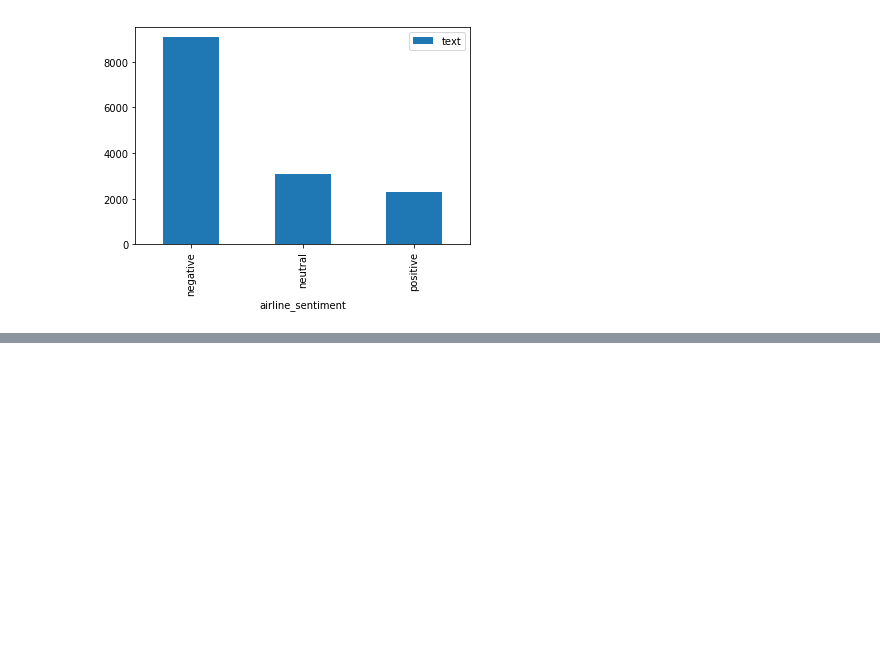
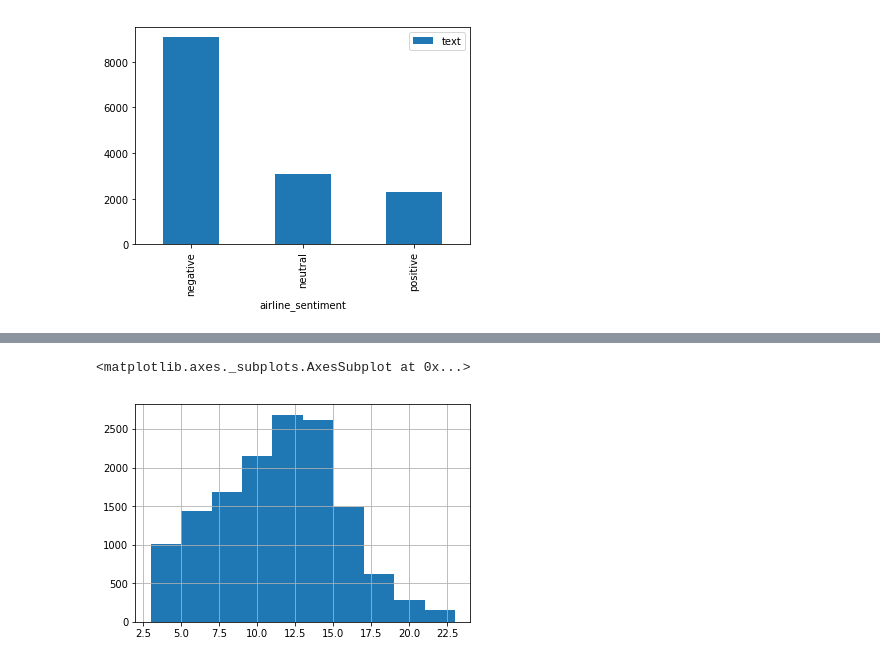
Before and after one commit to alimoezzi/deepLearningRecipes, a Jupyter notebook: pytorch_twitter_sentiment_analysis.ipynb, the cells around one changed output, grey strips where cells are left out. Drawn from its saved outputs; the diff is of its cells as text; code cells hidden in the pictures; blank space fills up the shorter version.

```diff
--- a/pytorch_twitter_sentiment_analysis.ipynb
+++ b/pytorch_twitter_sentiment_analysis.ipynb
@@ -130,0 +226,6 @@ df[['airline_sentiment', 'text']].groupby('airline_sentiment').count().plot.bar(
+# %%
+d = d[ (2 < d['text'].str.len()) & (d['text'].str.len() < 24) ]
+d['text'].str.len().hist()
+# %% [output]
+<matplotlib.axes._subplots.AxesSubplot at 0x...>
+[figure, added]
```
Also changed, not shown: parts of 9 cells of this notebook.
